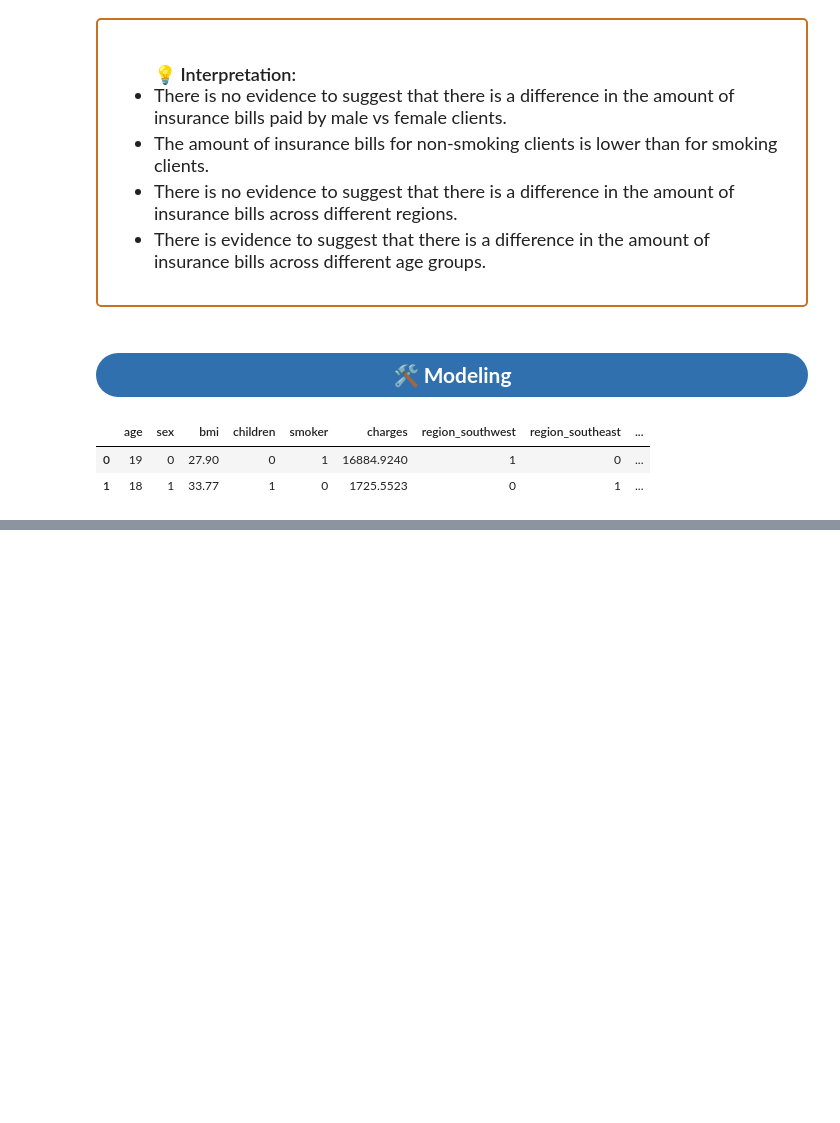
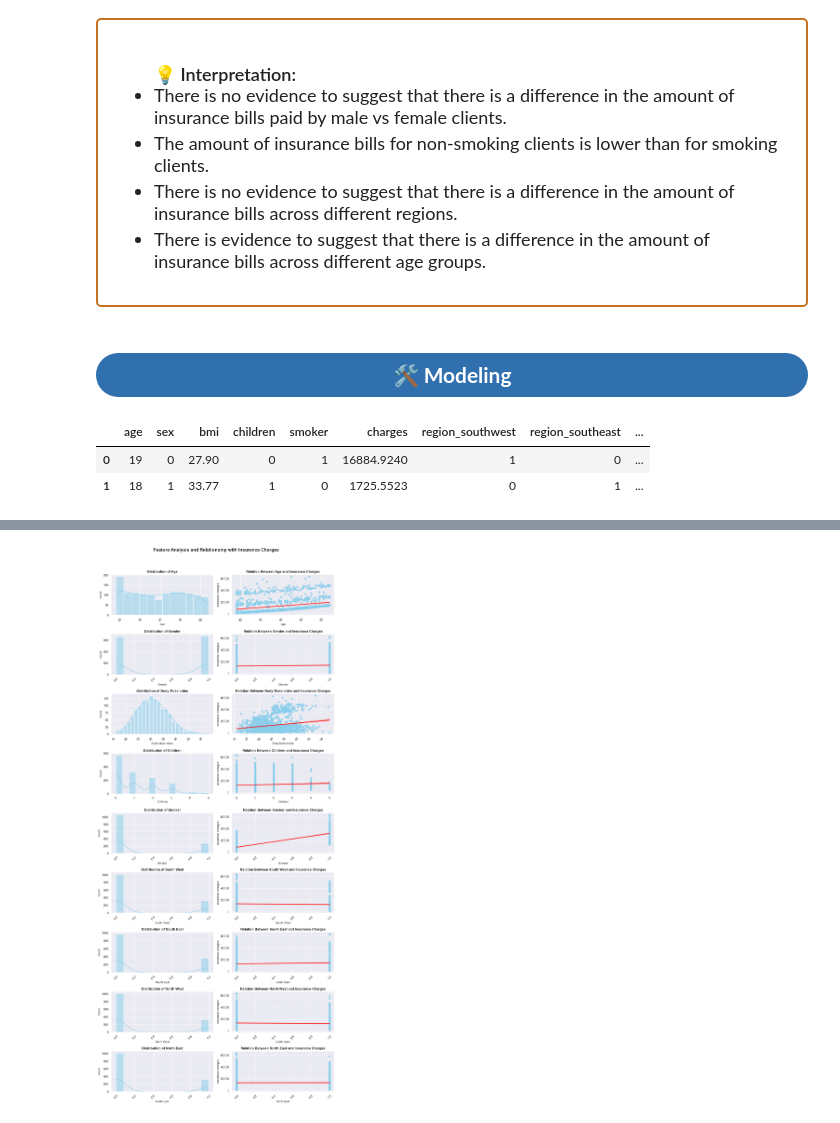
Before and after one commit to akramkhal/KaggleProjects, a Jupyter notebook: MedicalCosts/insurance.ipynb.ipynb, the cells around one changed output, grey strips where cells are left out. Cells and saved outputs as stored; diff of their text form; code cells hidden in the pictures; blank space fills up the shorter version.

```diff
--- a/MedicalCosts/insurance.ipynb.ipynb
+++ b/MedicalCosts/insurance.ipynb.ipynb
@@ -745,0 +748,16 @@ data_temp.head(2)
+# %%
+data_corr = data_temp.rename(columns={
+        'age': 'Age',
+        'bmi': 'Body Mass Index',
+        'charges': 'Insurance Charges',
+        'children': 'Children',
+        'smoker': 'Smoker',
+        'sex': 'Gender',
+        'region_southwest': 'South West',
+        'region_southeast': 'South East',
+        'region_northwest': 'North West',
+        'region_northeast': 'North East'
+        })
+
+features_col = [col for col in data_corr.columns if col!='Insurance Charges']
+features_col
@@ -745,0 +774,29 @@ data_temp.head(2)
+# %%
+n = len(features_col)
+fig, axes = plt.subplots(n, 2, figsize=(12, n * 3))  # Dynamically scale height based on number of features
+
+for ind, feature in enumerate(features_col):
+    # Histogram with KDE
+    hist = sns.histplot(data=data_corr, x=feature, kde=True, ax=axes[ind][0], color='skyblue')
+    hist.set_title(f'Distribution of {feature}', fontsize=12, fontweight='bold')
+    hist.set_xlabel(f'{feature}', fontsize=10)
+    hist.set_ylabel('Count', fontsize=10)
+    hist.xaxis.set_tick_params(rotation=45)
+    # Regression Plot
+    regplot = sns.regplot(
+        data=data_corr, x=feature, y='Insurance Charges', ax=axes[ind][1],
+        scatter_kws={'color': 'skyblue'}, line_kws={'color': 'red'}
+    )
+    regplot.set_title(f'Relation Between {feature} and Insurance Charges', fontsize=12, fontweight='bold')
+    regplot.set_xlabel(f'{feature}', fontsize=10)
+    regplot.set_ylabel('Insurance Charges', fontsize=10)
+    regplot.xaxis.set_tick_params(rotation=45)
+
+# Add a main title
+fig.suptitle('Feature Analysis and Relationship with Insurance Charges', fontsize=16, fontweight='bold', y=1.02)
+# Adjust layout and save
+plt.tight_layout()
+#plt.savefig('feature_analysis_insurance_charges_with_kde.png', dpi=300, bbox_inches='tight')
+plt.show()
+# %% [output]
+[figure, added]
```
Also changed, not shown: parts of 20 cells of this notebook, 3 other files.
